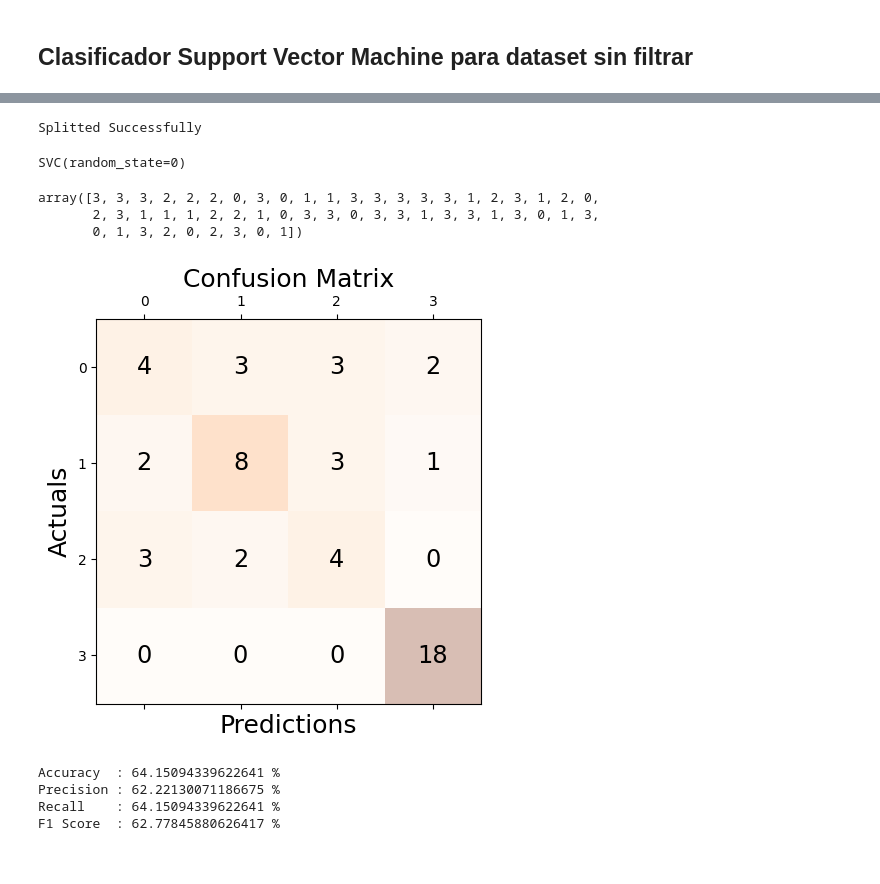
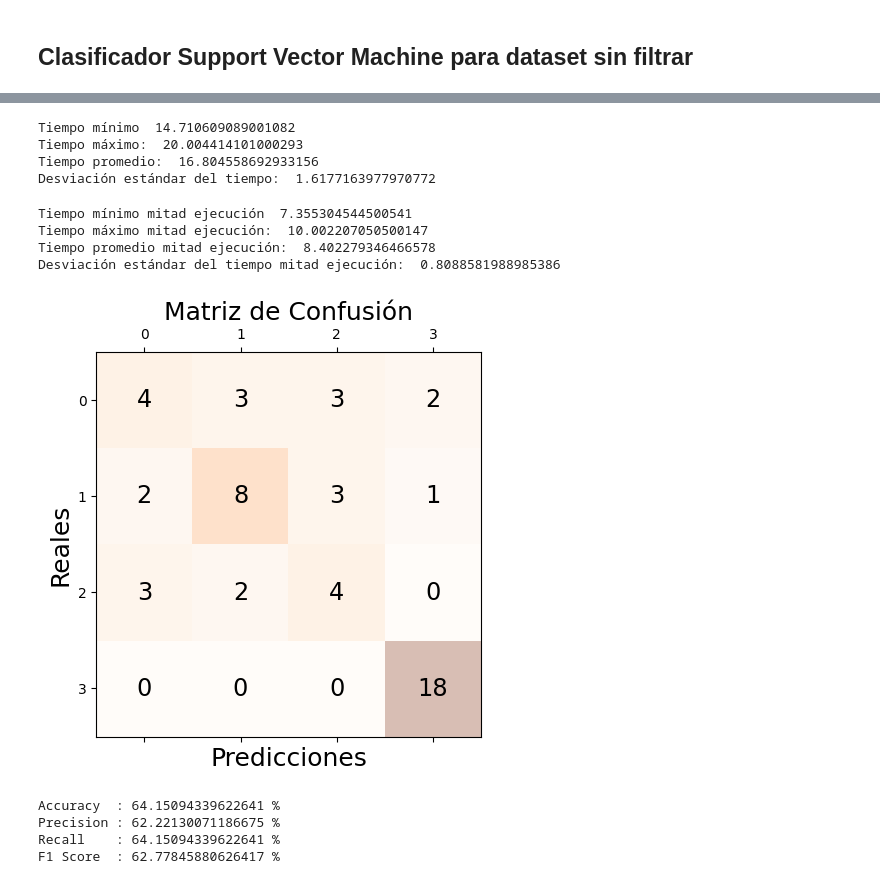
Before and after one commit to principioincertidumbre/ComputerVision, a Jupyter notebook: IntroCV_Tarea_2_Sofía_Vits.ipynb, the cells around one changed output, grey strips where cells are left out. Saved outputs shown, nothing was run; the diff lists cells and outputs as text; code cells hidden in the pictures.

Commit message:
Mide tiempo SVM

```diff
--- a/IntroCV_Tarea_2_Sofía_Vits.ipynb
+++ b/IntroCV_Tarea_2_Sofía_Vits.ipynb
@@ -341,36 +356,37 @@ loaded category:healthy_potato successfully
-# %%
-x=df_papa.iloc[:,:-1]
-y=df_papa.iloc[:,-1]
-x_train,x_test,y_train,y_test=train_test_split(x,y,test_size=0.20,random_state=42)
-print('Splitted Successfully')
-# %% [output]
-Splitted Successfully
-# %%
-classifier = SVC(kernel = 'rbf', random_state = 0)
-classifier.fit(x_train, y_train)
-# %% [output]
-SVC(random_state=0)
-# %%
-y_pred = classifier.predict(x_test)
-y_pred
-# %% [output]
-array([3, 3, 3, 2, 2, 2, 0, 3, 0, 1, 1, 3, 3, 3, 3, 3, 1, 2, 3, 1, 2, 0,
-       2, 3, 1, 1, 1, 2, 2, 1, 0, 3, 3, 0, 3, 3, 1, 3, 3, 1, 3, 0, 1, 3,
-       0, 1, 3, 2, 0, 2, 3, 0, 1])
+# %%
+print("Tiempo mínimo ", min(ex_time_nf))
+print("Tiempo máximo: ", max(ex_time_nf))
+print("Tiempo promedio: ", sum(ex_time_nf)/len(ex_time_nf))
+print("Desviación estándar del tiempo: ", np.std(ex_time_nf))
+# %% [output]
+Tiempo mínimo  14.710609089001082
+Tiempo máximo:  20.004414101000293
+Tiempo promedio:  16.804558692933156
+Desviación estándar del tiempo:  1.6177163977970772
+# %%
+print("Tiempo mínimo mitad ejecución ", min(half_time_nf))
+print("Tiempo máximo mitad ejecución: ", max(half_time_nf))
+print("Tiempo promedio mitad ejecución: ", sum(half_time_nf)/len(half_time_nf))
+print("Desviación estándar del tiempo mitad ejecución: ", np.std(half_time_nf))
+# %% [output]
+Tiempo mínimo mitad ejecución  7.355304544500541
+Tiempo máximo mitad ejecución:  10.002207050500147
+Tiempo promedio mitad ejecución:  8.402279346466578
+Desviación estándar del tiempo mitad ejecución:  0.8088581988985386
 # %%
 cm = confusion_matrix(y_test, y_pred)
 fig, ax = plt.subplots(figsize=(5, 5))
 ax.matshow(cm, cmap=plt.cm.Oranges, alpha=0.3)
 for i in range(cm.shape[0]):
     for j in range(cm.shape[1]):
         ax.text(x=j, y=i,s=cm[i, j], va='center', ha='center', size='xx-large')
 
-plt.xlabel('Predictions', fontsize=18)
-plt.ylabel('Actuals', fontsize=18)
-plt.title('Confusion Matrix', fontsize=18)
+plt.xlabel('Predicciones', fontsize=18)
+plt.ylabel('Reales', fontsize=18)
+plt.title('Matriz de Confusión', fontsize=18)
 plt.show()
 # %% [output]
-[figure, old version]
+[figure, new version]
 # %%
 print('Accuracy  :', accuracy_score(y_test, y_pred)*100 ,"%")
 print('Precision :' , precision_score(y_test, y_pred, average='weighted')*100 ,"%")
```
Also changed, not shown: parts of 29 cells of this notebook.
